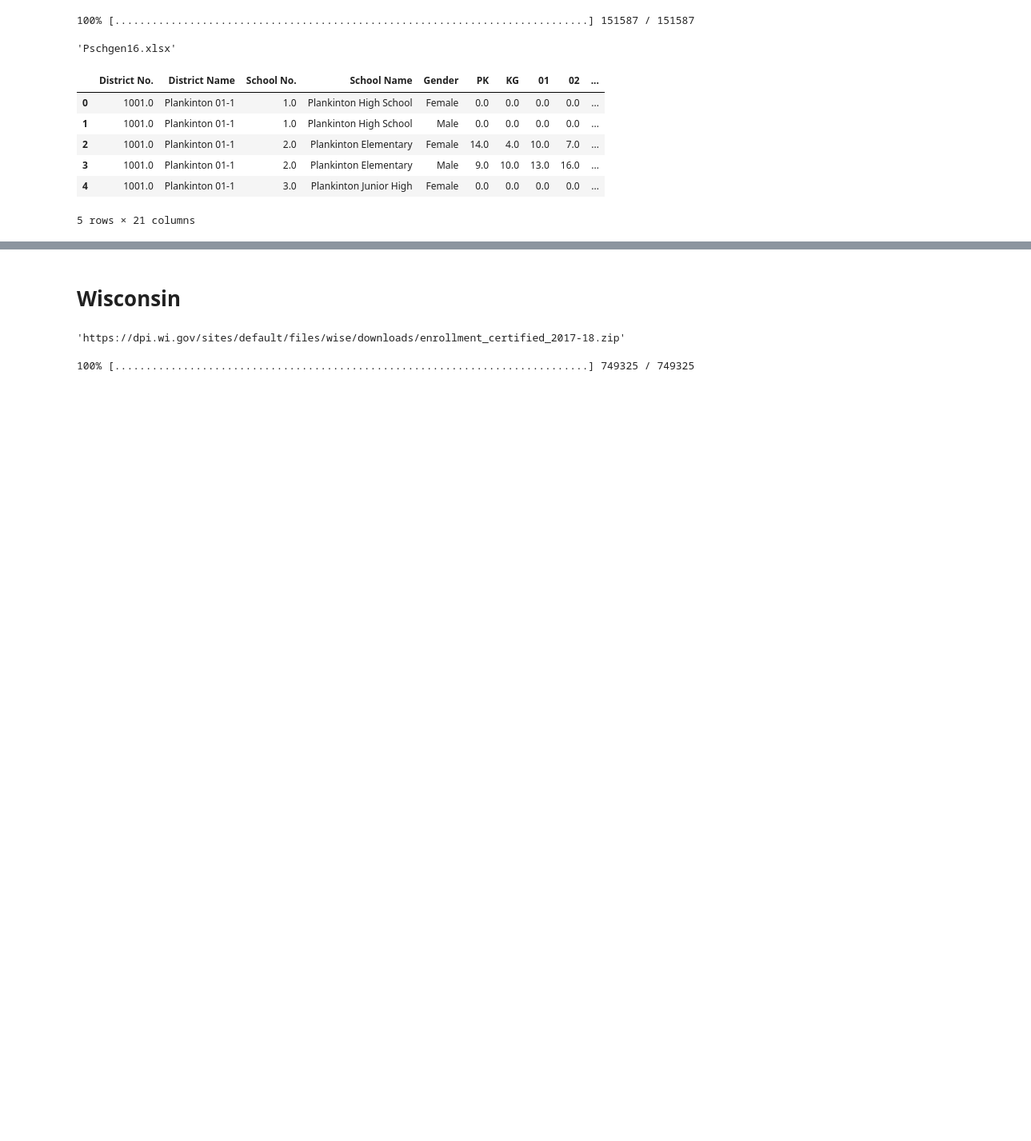
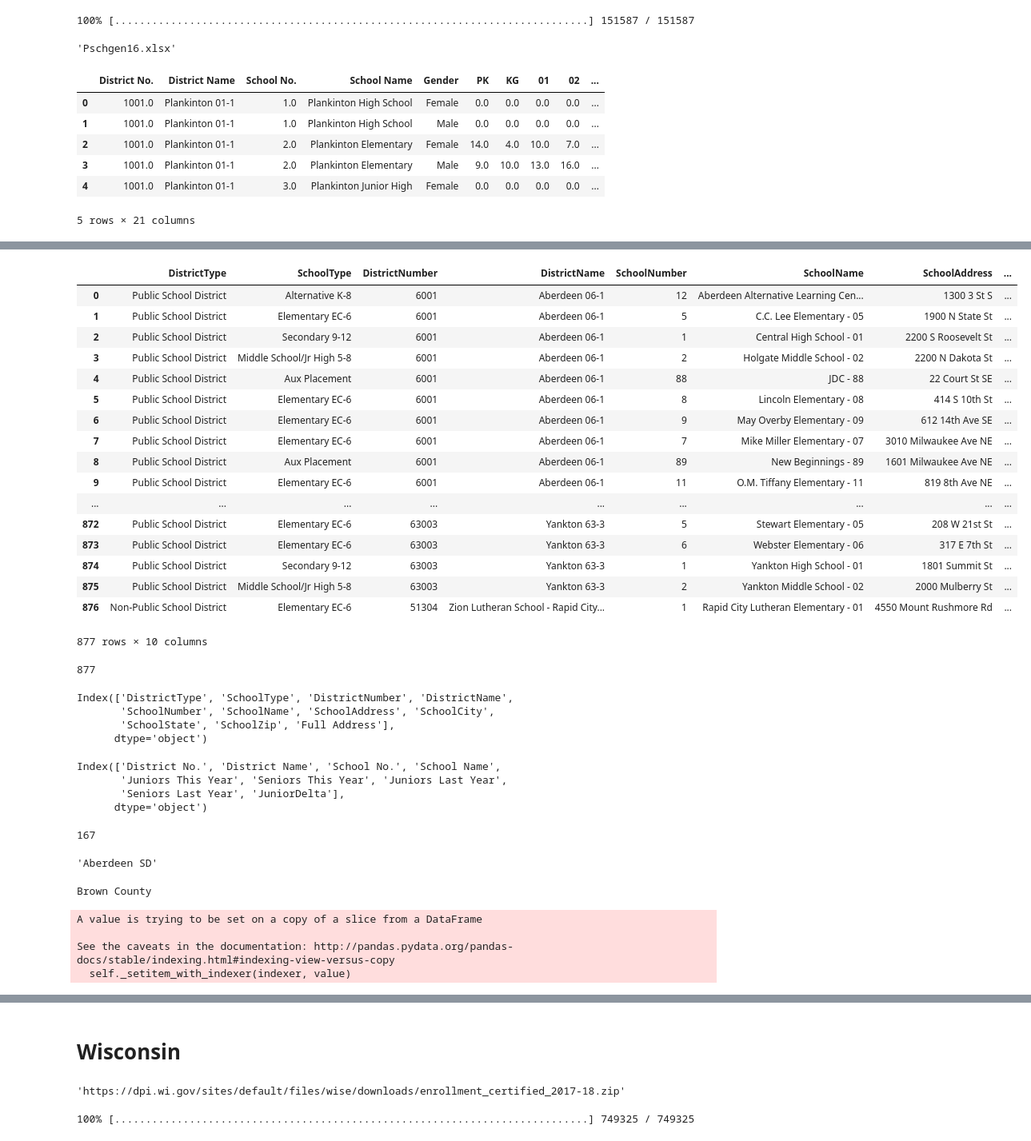
Before and after one commit to KKONZ/SCSU-Reciprocity-HS-Enrollment, a Jupyter notebook: Download Reciprocity HS Enrollment FIles.ipynb, the cells around one changed output, grey strips where cells are left out. Shown: that part at 80% size. Drawn from its saved outputs; the diff is of its cells as text; code cells hidden in the pictures; blank space fills up the shorter version.

Commit message:
Lookup SD County

```diff
--- a/Download Reciprocity HS Enrollment FIles.ipynb
+++ b/Download Reciprocity HS Enrollment FIles.ipynb
@@ -244,0 +277,7 @@ SD['JuniorDelta'] = SD['Juniors This Year']/SD['Juniors Last Year']
+# %%
+ids_a =  driver.find_elements_by_xpath("//*[text()='Address List: Principal & School Info. (Excel)']")
+for ii in ids_a:
+    link = ii.get_attribute('href')
+time.sleep(4)
+# %%
+FileName = wget.download(link)
@@ -244,0 +290,2 @@ SD['JuniorDelta'] = SD['Juniors This Year']/SD['Juniors Last Year']
+# %%
+SDLookUp = pd.read_excel(FileName)
@@ -244,0 +302,25 @@ SD['JuniorDelta'] = SD['Juniors This Year']/SD['Juniors Last Year']
+# %%
+SDLookUp = SDLookUp[['DistrictType', 'SchoolType', 'DistrictNumber', 'DistrictName',
+       'SchoolNumber', 'SchoolName', 'SchoolAddress', 'SchoolCity', 'SchoolState',
+       'SchoolZip']]
+# %%
+SDLookUp
+# %% [output]
+|  | DistrictType | SchoolType | DistrictNumber | DistrictName | SchoolNumber | SchoolName | SchoolAddress | ... |
+| 0 | Public School District | Alternative K-8 | 6001 | Aberdeen 06-1 | 12 | Aberdeen Alternative Learning Cen... | 1300 3 St S | ... |
+| 1 | Public School District | Elementary EC-6 | 6001 | Aberdeen 06-1 | 5 | C.C. Lee Elementary - 05 | 1900 N State St | ... |
+| 2 | Public School District | Secondary 9-12 | 6001 | Aberdeen 06-1 | 1 | Central High School - 01 | 2200 S Roosevelt St | ... |
+| 3 | Public School District | Middle School/Jr High 5-8 | 6001 | Aberdeen 06-1 | 2 | Holgate Middle School - 02 | 2200 N Dakota St | ... |
+| 4 | Public School District | Aux Placement | 6001 | Aberdeen 06-1 | 88 | JDC - 88 | 22 Court St SE | ... |
+| 5 | Public School District | Elementary EC-6 | 6001 | Aberdeen 06-1 | 8 | Lincoln Elementary - 08 | 414 S 10th St | ... |
+| 6 | Public School District | Elementary EC-6 | 6001 | Aberdeen 06-1 | 9 | May Overby Elementary - 09 | 612 14th Ave SE | ... |
+| 7 | Public School District | Elementary EC-6 | 6001 | Aberdeen 06-1 | 7 | Mike Miller Elementary - 07 | 3010 Milwaukee Ave NE | ... |
+| 8 | Public School District | Aux Placement | 6001 | Aberdeen 06-1 | 89 | New Beginnings - 89 | 1601 Milwaukee Ave NE | ... |
+| 9 | Public School District | Elementary EC-6 | 6001 | Aberdeen 06-1 | 11 | O.M. Tiffany Elementary - 11 | 819 8th Ave NE | ... |
+| ... | ... | ... | ... | ... | ... | ... | ... | ... |
+| 872 | Public School District | Elementary EC-6 | 63003 | Yankton 63-3 | 5 | Stewart Elementary - 05 | 208 W 21st St | ... |
+| 873 | Public School District | Elementary EC-6 | 63003 | Yankton 63-3 | 6 | Webster Elementary - 06 | 317 E 7th St | ... |
+| 874 | Public School District | Secondary 9-12 | 63003 | Yankton 63-3 | 1 | Yankton High School - 01 | 1801 Summit St | ... |
+| 875 | Public School District | Middle School/Jr High 5-8 | 63003 | Yankton 63-3 | 2 | Yankton Middle School - 02 | 2000 Mulberry St | ... |
+| 876 | Non-Public School District | Elementary EC-6 | 51304 | Zion Lutheran School - Rapid City... | 1 | Rapid City Lutheran Elementary - 01 | 4550 Mount Rushmore Rd | ... |
+877 rows × 10 columns
@@ -244,0 +329,18 @@ SD['JuniorDelta'] = SD['Juniors This Year']/SD['Juniors Last Year']
+# %%
+len(SDLookUp)
+# %% [output]
+877
+# %%
+SDLookUp.columns
+# %% [output]
+Index(['DistrictType', 'SchoolType', 'DistrictNumber', 'DistrictName',
+       'SchoolNumber', 'SchoolName', 'SchoolAddress', 'SchoolCity',
+       'SchoolState', 'SchoolZip', 'Full Address'],
+      dtype='object')
+# %%
+SD.columns
+# %% [output]
+Index(['District No.', 'District Name', 'School No.', 'School Name',
+       'Juniors This Year', 'Seniors This Year', 'Juniors Last Year',
+       'Seniors Last Year', 'JuniorDelta'],
+      dtype='object')
@@ -244,0 +353,17 @@ SD['JuniorDelta'] = SD['Juniors This Year']/SD['Juniors Last Year']
+# %%
+len(SDFinal)
+# %% [output]
+167
+# %%
+SDLookUp['County Lookup'].iloc[0]
+# %% [output]
+'Aberdeen SD'
+# %%
+geolocator = Nominatim()
+loc = geolocator.geocode(SDLookUp['County Lookup'].iloc[0])
+print(loc.address.split(",")[1].strip())
+# u'Chicago, Cook County, Illinois, United States of America'
+#loc = geolocator.geocode('San Francisco California')
+#print(loc.address)
+# %% [output]
+Brown County
@@ -244,0 +372,10 @@ SD['JuniorDelta'] = SD['Juniors This Year']/SD['Juniors Last Year']
+# %%
+for i in range(len(SDFinal)):
+    geolocator = Nominatim()
+    loc = geolocator.geocode(SDLookUp['County Lookup'].iloc[i])
+    SDFinal['County'].iloc[i] = loc.address.split(",")[1].strip()
+# %% [output]
+A value is trying to be set on a copy of a slice from a DataFrame
+
+See the caveats in the documentation: http://pandas.pydata.org/pandas-docs/stable/indexing.html#indexing-view-versus-copy
+  self._setitem_with_indexer(indexer, value)
```
Also changed, not shown: parts of 19 cells of this notebook, 2 other files.
